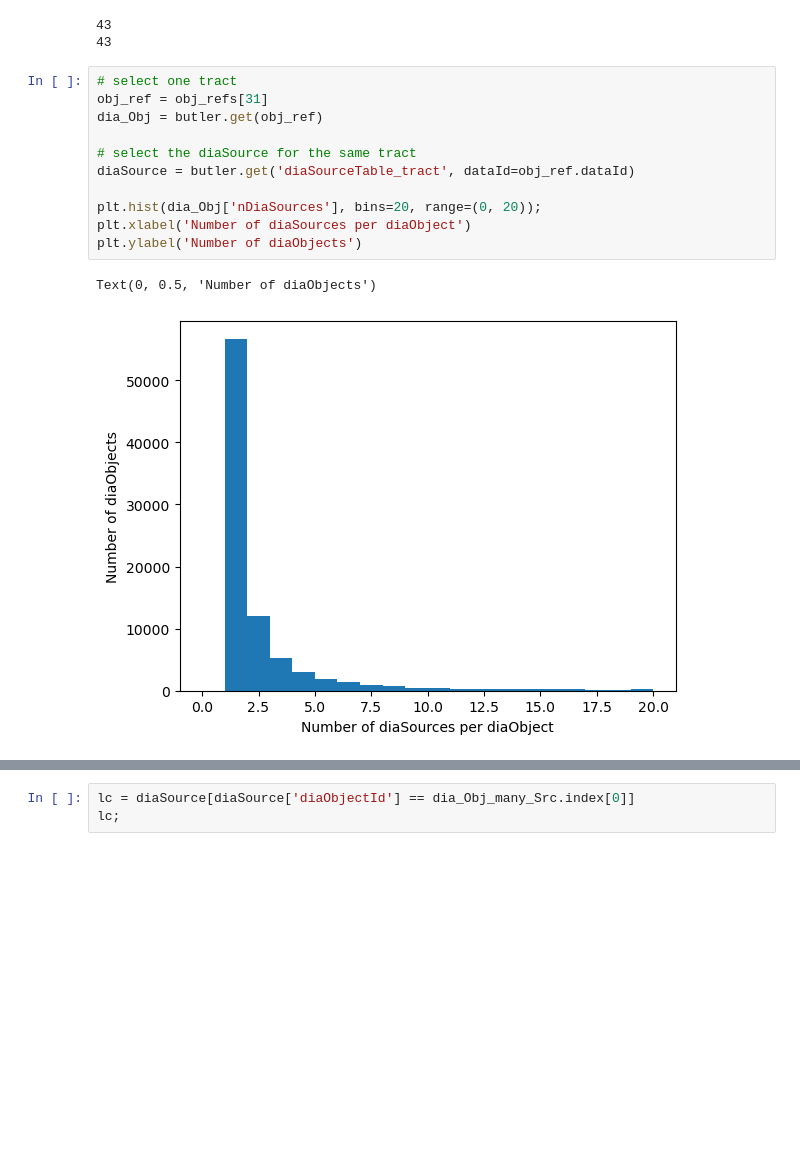
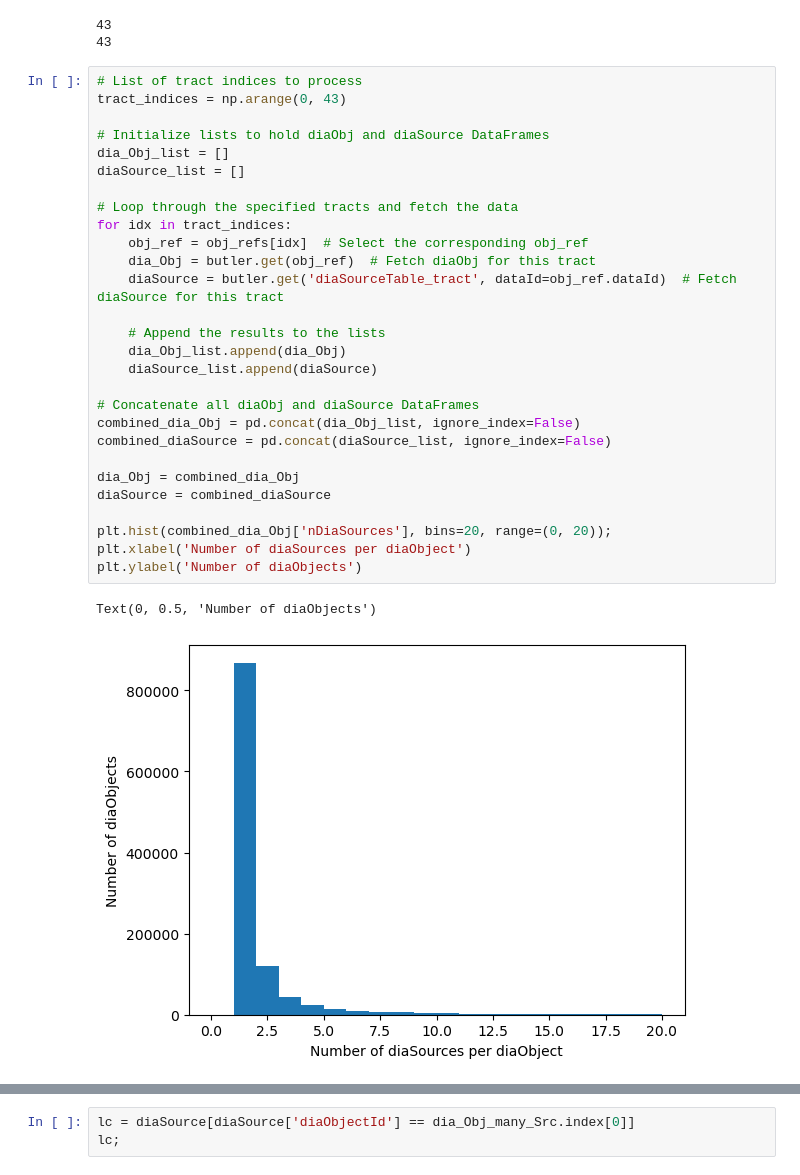
Before and after one commit to lsst-sitcom/notebooks_dia, a Jupyter notebook: Comcam_Neven.ipynb, the cells around one changed output, grey strips where cells are left out. Drawn from its saved outputs; the diff is of its cells as text; blank space fills up the shorter version.

```diff
--- a/Comcam_Neven.ipynb
+++ b/Comcam_Neven.ipynb
@@ -195,19 +195,36 @@ print(len(obj_refs))
 43
 43
 # %%
-# select one tract
-obj_ref = obj_refs[31]
-dia_Obj = butler.get(obj_ref)
+# List of tract indices to process
+tract_indices = np.arange(0, 43)
 
-# select the diaSource for the same tract
-diaSource = butler.get('diaSourceTable_tract', dataId=obj_ref.dataId)
+# Initialize lists to hold diaObj and diaSource DataFrames
+dia_Obj_list = []
+diaSource_list = []
 
-plt.hist(dia_Obj['nDiaSources'], bins=20, range=(0, 20));
+# Loop through the specified tracts and fetch the data
+for idx in tract_indices:
+    obj_ref = obj_refs[idx]  # Select the corresponding obj_ref
+    dia_Obj = butler.get(obj_ref)  # Fetch diaObj for this tract
+    diaSource = butler.get('diaSourceTable_tract', dataId=obj_ref.dataId)  # Fetch diaSource for this tract
+
+    # Append the results to the lists
+    dia_Obj_list.append(dia_Obj)
+    diaSource_list.append(diaSource)
+
+# Concatenate all diaObj and diaSource DataFrames
+combined_dia_Obj = pd.concat(dia_Obj_list, ignore_index=False)
+combined_diaSource = pd.concat(diaSource_list, ignore_index=False)
+
+dia_Obj = combined_dia_Obj
+diaSource = combined_diaSource
+
+plt.hist(combined_dia_Obj['nDiaSources'], bins=20, range=(0, 20));
 plt.xlabel('Number of diaSources per diaObject')
 plt.ylabel('Number of diaObjects')
 # %% [output]
 Text(0, 0.5, 'Number of diaObjects')
-[figure, old version]
+[figure, new version]
 # %%
 dia_Obj['nDiaSources'].describe()
 # %% [output]
```
Also changed, not shown: parts of 10 cells of this notebook.
